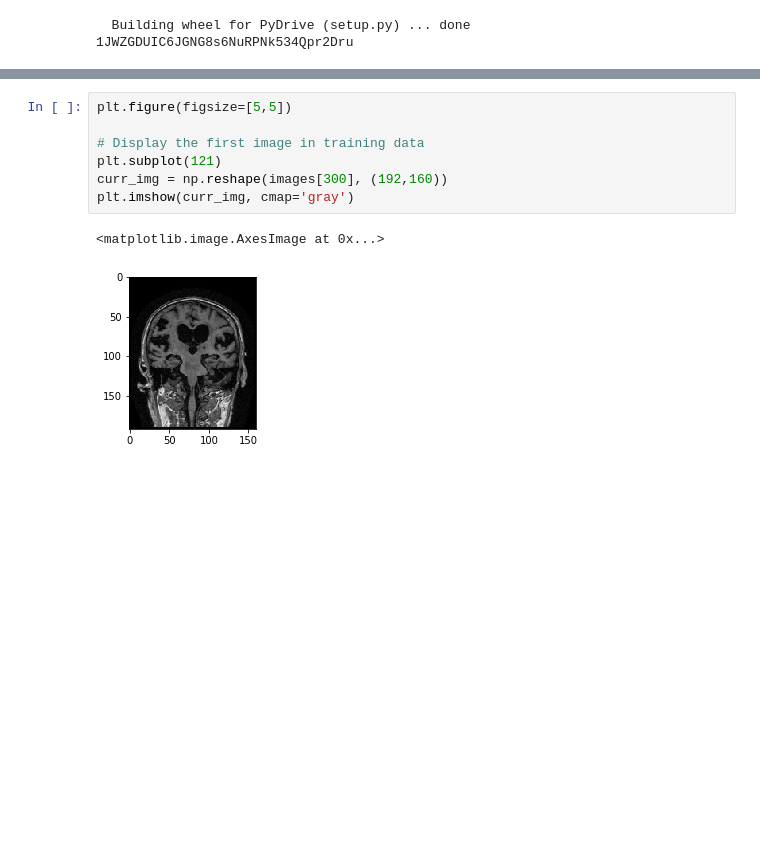
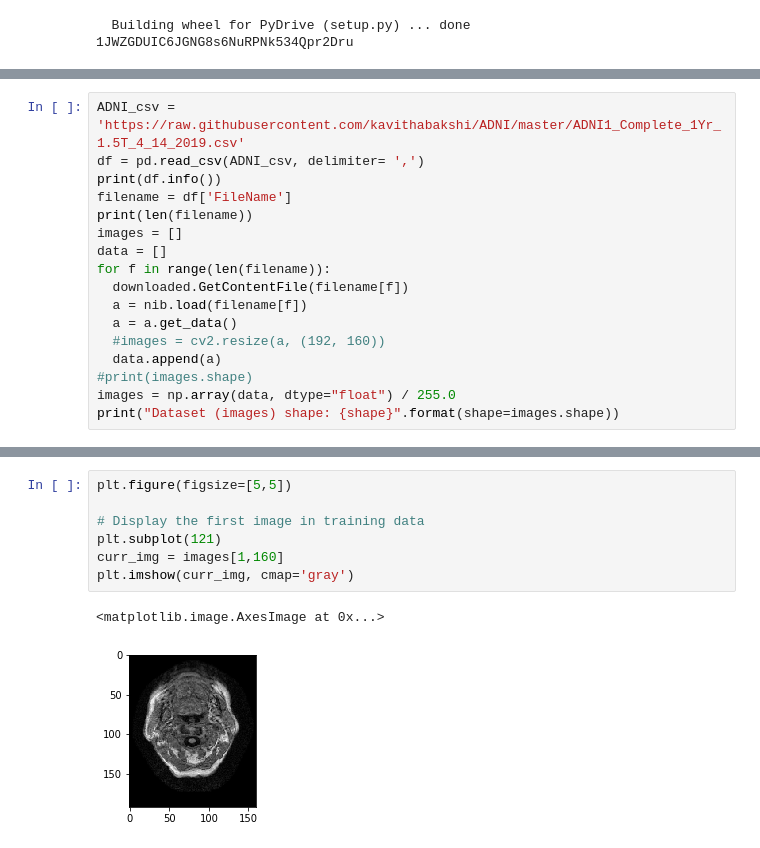
Before and after one commit to kavithabakshi/ADNI, a Jupyter notebook: Untitled1.ipynb, the cells around one changed output, grey strips where cells are left out. Drawn from its saved outputs; the diff is of its cells as text; blank space fills up the shorter version.

```diff
--- a/Untitled1.ipynb
+++ b/Untitled1.ipynb
@@ -78 +81,18 @@ None
 Dataset (images) shape: (576, 192, 160, 1)
+# %%
+ADNI_csv = 'https://raw.githubusercontent.com/kavithabakshi/ADNI/master/ADNI1_Complete_1Yr_1.5T_4_14_2019.csv'
+df = pd.read_csv(ADNI_csv, delimiter= ',')
+print(df.info())
+filename = df['FileName']
+print(len(filename))
+images = []
+data = []
+for f in range(len(filename)):
+  downloaded.GetContentFile(filename[f])
+  a = nib.load(filename[f])
+  a = a.get_data()
+  #images = cv2.resize(a, (192, 160))
+  data.append(a)
+#print(images.shape)
+images = np.array(data, dtype="float") / 255.0
+print("Dataset (images) shape: {shape}".format(shape=images.shape))
@@ -79,13 +117,13 @@ Dataset (images) shape: (576, 192, 160, 1)
 # %%
 plt.figure(figsize=[5,5])
 
 # Display the first image in training data
 plt.subplot(121)
-curr_img = np.reshape(images[300], (192,160))
+curr_img = images[1,160]
 plt.imshow(curr_img, cmap='gray')
 # %% [output]
 <matplotlib.image.AxesImage at 0x...>
-[figure, old version]
+[figure, new version]
 # %%
 from sklearn import preprocessing
 batch_size = 3
```
Also changed, not shown: parts of 4 cells of this notebook.
